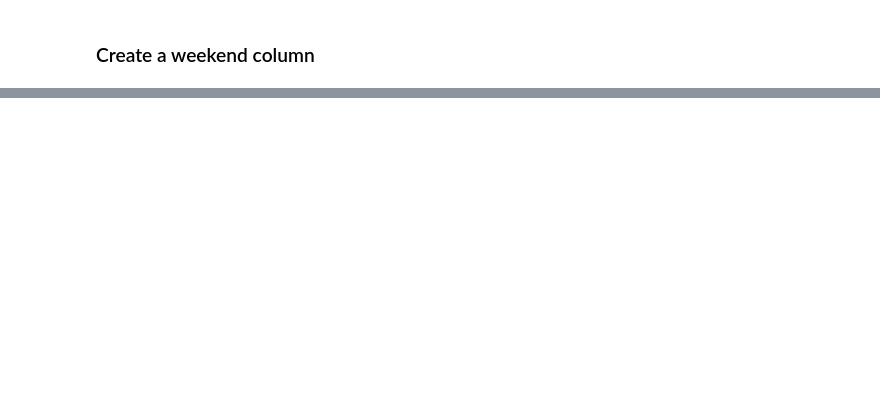
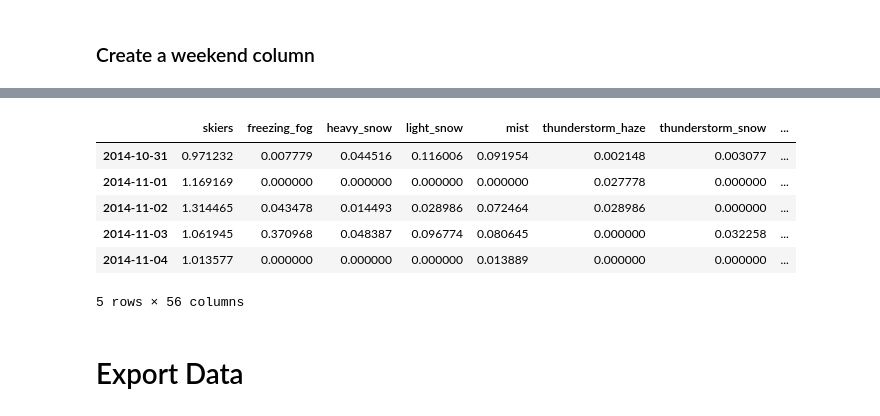
Before and after one commit to balmandhunter/ski_in_solitude, a Jupyter notebook: crowd_model.ipynb, the cells around one changed output, grey strips where cells are left out. Cells and saved outputs as stored; diff of their text form; code cells hidden in the pictures; blank space fills up the shorter version.

```diff
--- a/crowd_model.ipynb
+++ b/crowd_model.ipynb
@@ -276,0 +299,12 @@ plot_fitted_and_ref_vs_time(df_all, ref_column)
+# %%
+df_all.head()
+# %% [output]
+|  | skiers | freezing_fog | heavy_snow | light_snow | mist | thunderstorm_haze | thunderstorm_snow | ... |
+| 2014-10-31 | 0.971232 | 0.007779 | 0.044516 | 0.116006 | 0.091954 | 0.002148 | 0.003077 | ... |
+| 2014-11-01 | 1.169169 | 0.000000 | 0.000000 | 0.000000 | 0.000000 | 0.027778 | 0.000000 | ... |
+| 2014-11-02 | 1.314465 | 0.043478 | 0.014493 | 0.028986 | 0.072464 | 0.028986 | 0.000000 | ... |
+| 2014-11-03 | 1.061945 | 0.370968 | 0.048387 | 0.096774 | 0.080645 | 0.000000 | 0.032258 | ... |
+| 2014-11-04 | 1.013577 | 0.000000 | 0.000000 | 0.000000 | 0.013889 | 0.000000 | 0.000000 | ... |
+5 rows × 56 columns
+# %% [markdown]
+# Export Data
```
Also changed, not shown: parts of 58 cells of this notebook, 3 other files.
